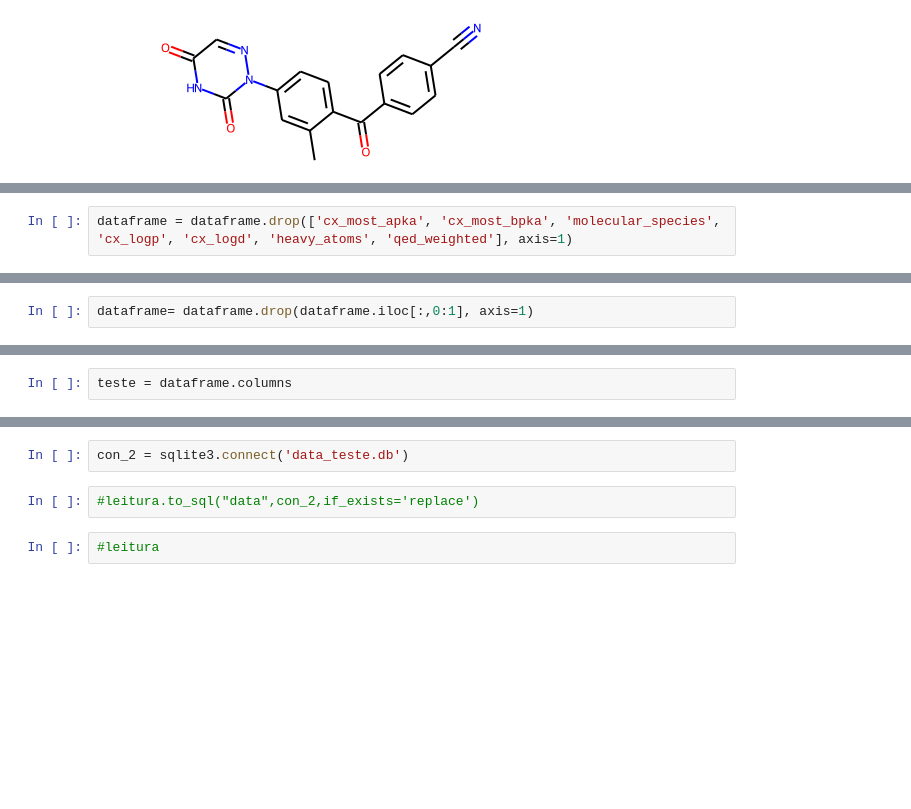
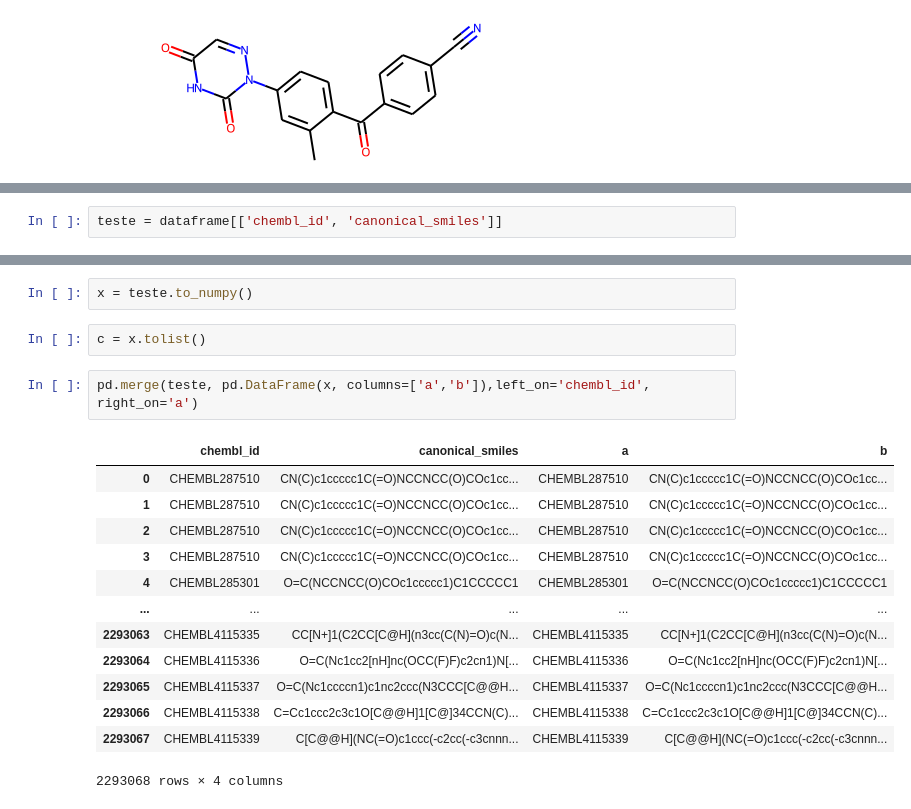
Before and after one commit to alverad-katsuro/chembl_analyser, a Jupyter notebook: cruzipain/Testes.ipynb, the cells around one changed output, grey strips where cells are left out. Drawn from its saved outputs; the diff is of its cells as text; blank space fills up the shorter version.

```diff
--- a/cruzipain/Testes.ipynb
+++ b/cruzipain/Testes.ipynb
@@ -76,2 +55,0 @@ b.loc[b.chembl_id == "CHEMBL31000"]
-# %%
-dataframe = dataframe.drop(['cx_most_apka', 'cx_most_bpka', 'molecular_species', 'cx_logp', 'cx_logd', 'heavy_atoms', 'qed_weighted'], axis=1)
@@ -100,2 +55,0 @@ SyntaxError: invalid syntax (3203176398.py, line 1)
-# %%
-dataframe= dataframe.drop(dataframe.iloc[:,0:1], axis=1)
@@ -107,2 +56,2 @@ dataframe[dataframe[dataframe.columns[0]] == "exist"]
 # %%
-teste = dataframe.columns
+teste = dataframe[['chembl_id', 'canonical_smiles']]
@@ -143,6 +58,20 @@ dataframe
-# %%
-con_2 = sqlite3.connect('data_teste.db')
-# %%
-#leitura.to_sql("data",con_2,if_exists='replace')
-# %%
-#leitura
+# %%
+x = teste.to_numpy()
+# %%
+c = x.tolist()
+# %%
+pd.merge(teste, pd.DataFrame(x, columns=['a','b']),left_on='chembl_id', right_on='a')
+# %% [output]
+|  | chembl_id | canonical_smiles | a | b |
+| 0 | CHEMBL287510 | CN(C)c1ccccc1C(=O)NCCNCC(O)COc1cc... | CHEMBL287510 | CN(C)c1ccccc1C(=O)NCCNCC(O)COc1cc... |
+| 1 | CHEMBL287510 | CN(C)c1ccccc1C(=O)NCCNCC(O)COc1cc... | CHEMBL287510 | CN(C)c1ccccc1C(=O)NCCNCC(O)COc1cc... |
+| 2 | CHEMBL287510 | CN(C)c1ccccc1C(=O)NCCNCC(O)COc1cc... | CHEMBL287510 | CN(C)c1ccccc1C(=O)NCCNCC(O)COc1cc... |
+| 3 | CHEMBL287510 | CN(C)c1ccccc1C(=O)NCCNCC(O)COc1cc... | CHEMBL287510 | CN(C)c1ccccc1C(=O)NCCNCC(O)COc1cc... |
+| 4 | CHEMBL285301 | O=C(NCCNCC(O)COc1ccccc1)C1CCCCC1 | CHEMBL285301 | O=C(NCCNCC(O)COc1ccccc1)C1CCCCC1 |
+| ... | ... | ... | ... | ... |
+| 2293063 | CHEMBL4115335 | CC[N+]1(C2CC[C@H](n3cc(C(N)=O)c(N... | CHEMBL4115335 | CC[N+]1(C2CC[C@H](n3cc(C(N)=O)c(N... |
+| 2293064 | CHEMBL4115336 | O=C(Nc1cc2[nH]nc(OCC(F)F)c2cn1)N[... | CHEMBL4115336 | O=C(Nc1cc2[nH]nc(OCC(F)F)c2cn1)N[... |
+| 2293065 | CHEMBL4115337 | O=C(Nc1ccccn1)c1nc2ccc(N3CCC[C@@H... | CHEMBL4115337 | O=C(Nc1ccccn1)c1nc2ccc(N3CCC[C@@H... |
+| 2293066 | CHEMBL4115338 | C=Cc1ccc2c3c1O[C@@H]1[C@]34CCN(C)... | CHEMBL4115338 | C=Cc1ccc2c3c1O[C@@H]1[C@]34CCN(C)... |
+| 2293067 | CHEMBL4115339 | C[C@@H](NC(=O)c1ccc(-c2cc(-c3cnnn... | CHEMBL4115339 | C[C@@H](NC(=O)c1ccc(-c2cc(-c3cnnn... |
+2293068 rows × 4 columns
```
Also changed, not shown: parts of 23 cells of this notebook, 7 other files.
